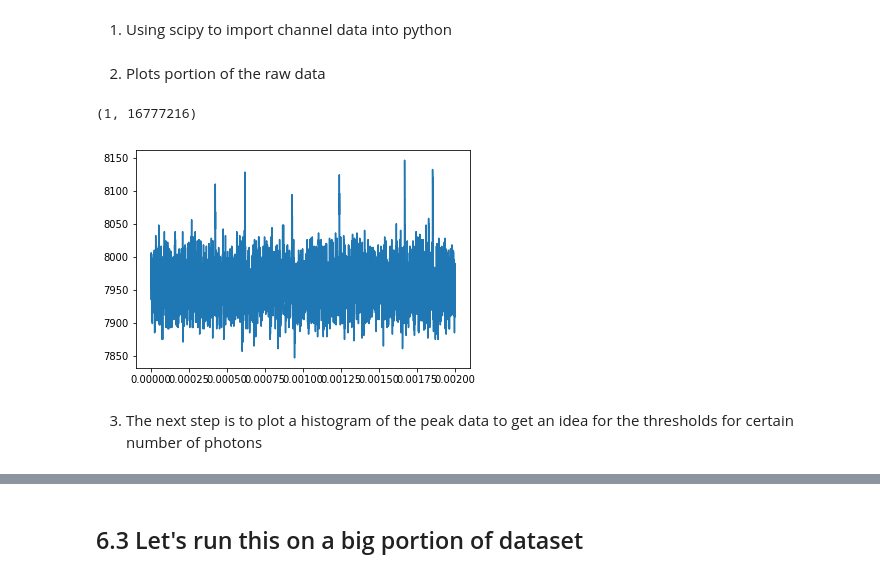
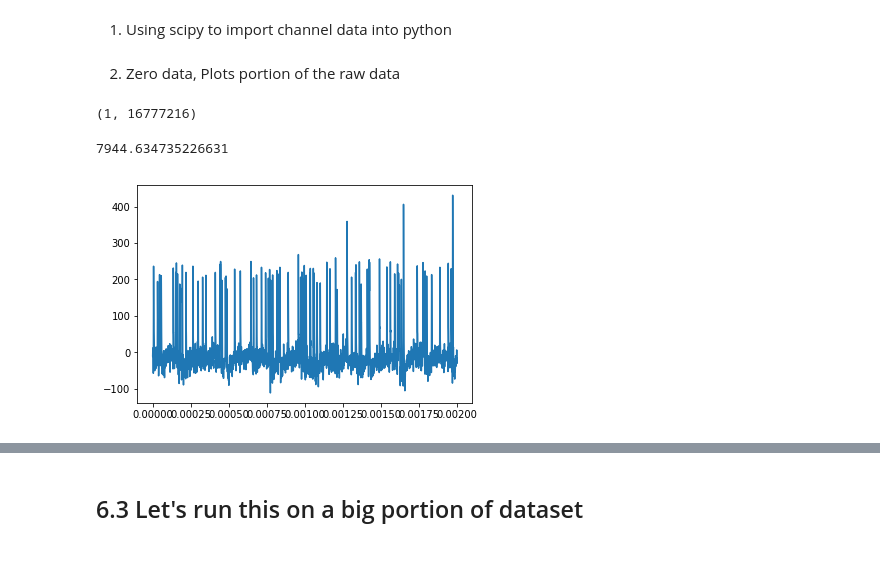
Before and after one commit to syedm101/photon-counting, a Jupyter notebook: Basic Peak Analysis Pileup.ipynb, the cells around one changed output, grey strips where cells are left out. Saved outputs shown, nothing was run; the diff lists cells and outputs as text; code cells hidden in the pictures.

```diff
--- a/Basic Peak Analysis Pileup.ipynb
+++ b/Basic Peak Analysis Pileup.ipynb
@@ -8,18 +8,21 @@ import numpy as np
 matA = scipy.io.loadmat('./data/TES _DATA_NOV_6th/2018.11.06_23.59.20_1.A.mat')
 matB = scipy.io.loadmat('./data/TES _DATA_NOV_6th/2018.11.06_23.59.20_1.B.mat')
 # %% [markdown]
-2. Plots portion of the raw data
+2. Zero data, Plots portion of the raw data
 # %%
 matA['T1'].shape
 # %% [output]
 (1, 16777216)
 # %%
-x1 = mat16A['T1'][0,:]
-y1 = mat16A['Y1'][0,:]
+x1 = matA['T1'][0,:]
+y1 = matA['Y1'][0,:]
 # %%
+y1 = y1.astype(float)
+print(np.mean(y1))
+y1 -= np.mean(y1)
+
 plt.plot(x1[:10000],y1[:10000])
 plt.show()
 # %% [output]
+7944.634735226631
-[figure, old version]
+[figure, new version]
-# %% [markdown]
-3. The next step is to plot a histogram of the peak data to get an idea for the thresholds for certain number of photons
```
Also changed, not shown: parts of 33 cells of this notebook, 3 other files.
